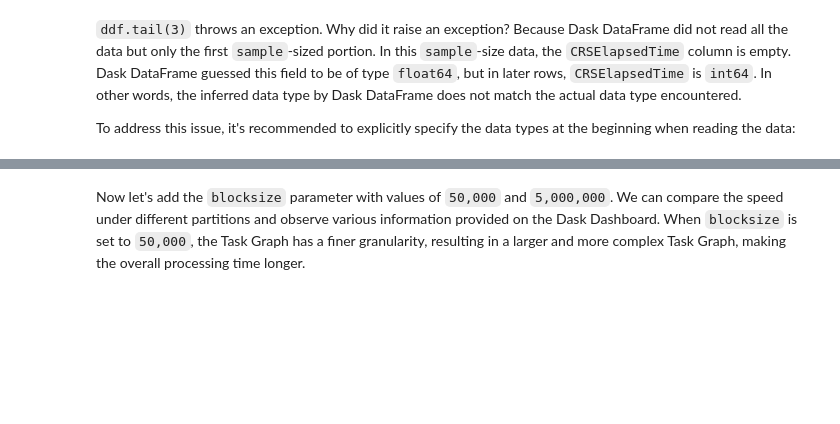
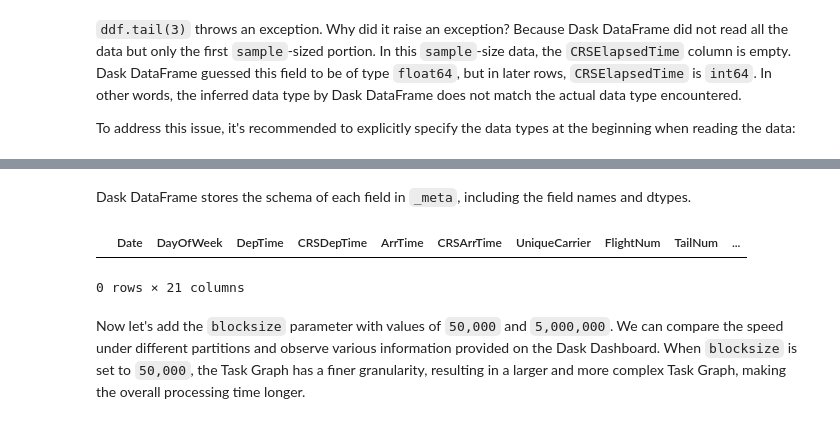
Before and after one commit to godaai/scale-py, a Jupyter notebook: ch-dask-dataframe/read-write.ipynb, the cells around one changed output, grey strips where cells are left out. Saved outputs shown, nothing was run; the diff lists cells and outputs as text; code cells hidden in the pictures; blank space fills up the shorter version.

```diff
--- a/ch-dask-dataframe/read-write.ipynb
+++ b/ch-dask-dataframe/read-write.ipynb
@@ -155,4 +156,11 @@ ddf.tail(3)
 3 rows × 21 columns
+# %% [markdown]
+Dask DataFrame stores the schema of each field in `_meta`, including the field names and dtypes.
+# %%
+ddf._meta
+# %% [output]
+|  | Date | DayOfWeek | DepTime | CRSDepTime | ArrTime | CRSArrTime | UniqueCarrier | FlightNum | TailNum | ... |
+0 rows × 21 columns
 # %% [markdown]
 Now let's add the `blocksize` parameter with values of `50,000` and `5,000,000`. We can compare the speed under different partitions and observe various information provided on the Dask Dashboard. When `blocksize` is set to `50,000`, the Task Graph has a finer granularity, resulting in a larger and more complex Task Graph, making the overall processing time longer.
 # %%
```
Also changed, not shown: parts of 12 cells of this notebook, 27 other files.
